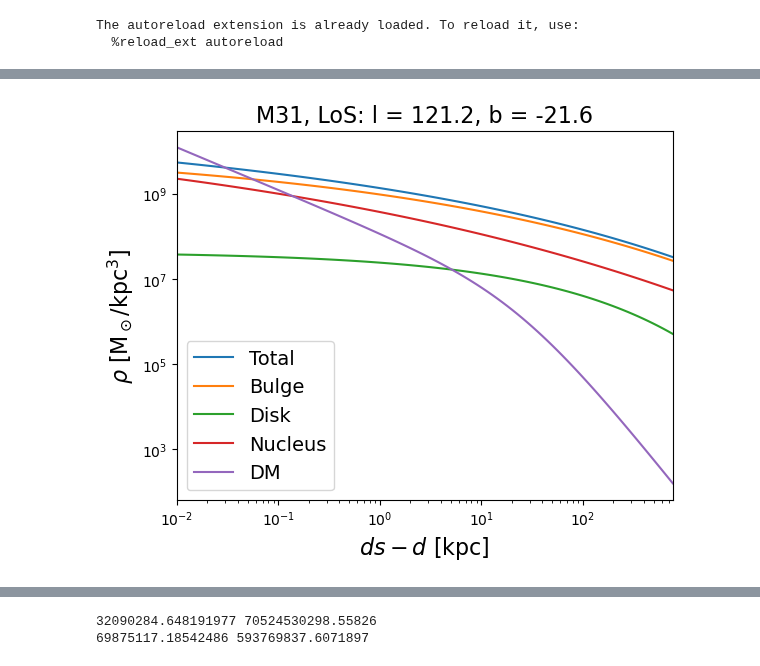
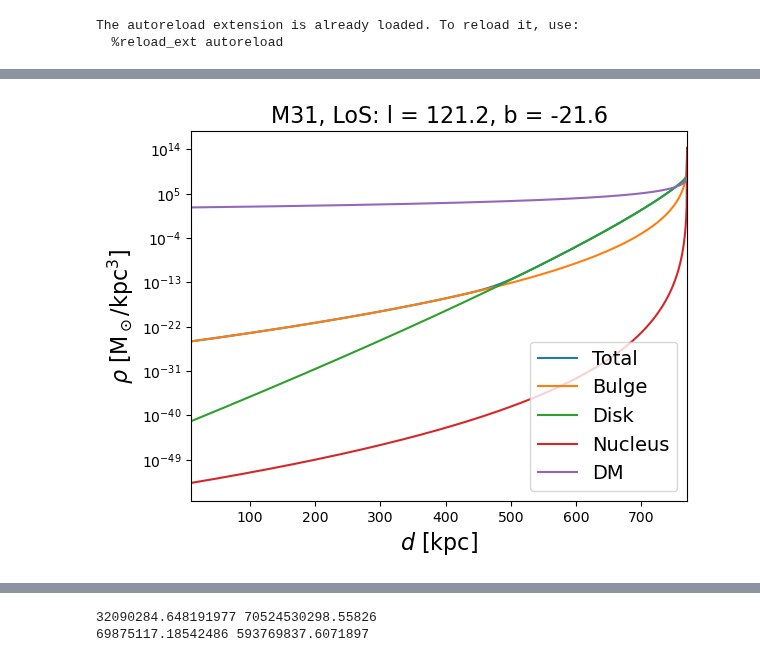
Before and after one commit to NolanSmyth/LensCalcPy, a Jupyter notebook: nbs/01_ffp.ipynb, the cells around one changed output, grey strips where cells are left out. Cells and saved outputs as stored; diff of their text form; code cells hidden in the pictures.

```diff
--- a/nbs/01_ffp.ipynb
+++ b/nbs/01_ffp.ipynb
@@ -142,7 +122,9 @@ def make_m_avg_interp(n_points=40):
 # %%
 # Define values for the x-axis
 
-d_arr = np.logspace(-2, np.log10(ds), num=100)
+# d_arr = np.logspace(-2, np.log10(ds), num=100)
+d_arr = np.linspace(1, ds, num=1000)
+
 
 z_arr = [d* np.sin(np.deg2rad(b)) for d in d_arr]
 # Calculate the density values for each component
@@ -167,7 +149,7 @@ plt.legend(fontsize=14)
 
 plt.yscale("log")
 plt.xscale("log")
-plt.xlim(1e-1, ds)
+plt.xlim(1e0, ds)
 plt.ylim(1e3, 1e10)
 
 plt.show()
@@ -186,7 +168,7 @@ def rho_bulge_m31(a,
     dn = 7.769
     ac = 1.155 #kpc
     n = 2.7
-    return einasto(a, rhoc, n, ac, dn)
+    return einasto(a, rhoc, dn, ac, n)
 
 def rho_disk_m31(a,
                     ) -> float: # FFP density in Msun/kpc^3
@@ -194,7 +176,7 @@ def rho_disk_m31(a,
     dn = 3.273
     ac = 10.67 #kpc
     n = 1.2
-    return einasto(a, rhoc, n, ac, dn)
+    return einasto(a, rhoc, dn, ac, n)
 
 def rho_nucleus_m31(a,
                     ) -> float: # FFP density in Msun/kpc^3
@@ -202,7 +184,7 @@ def rho_nucleus_m31(a,
     dn = 11.668
     ac = 0.0234 #kpc
     n = 4.0
-    return einasto(a, rhoc, n, ac, dn)
+    return einasto(a, rhoc, dn, ac, n)
 
 def rho_FFPs_m31(a: float, # distance from center of M31 in kpc
              ) -> float: # FFP density in Msun/kpc^3
@@ -210,32 +199,30 @@ def rho_FFPs_m31(a: float, # distance from center of M31 in kpc
 # %%
 # Calculate the density values for each component
-rho_total_arr = [rho_FFPs_m31(dist_m31(ds-d)) for d in d_arr]
-rho_bulge_arr = [rho_bulge_m31(dist_m31(ds-d)) for d in d_arr]
-rho_disk_arr = [rho_disk_m31(dist_m31(ds-d)) for d in d_arr]
-rho_nucleus_arr = [rho_nucleus_m31(dist_m31(ds-d)) for d in d_arr]
-rho_dm_arr = [density_m31(dist_m31(ds-d)) for d in d_arr]
-
+rho_total_arr = [rho_FFPs_m31(dist_m31(d)) for d in d_arr]
+rho_bulge_arr = [rho_bulge_m31(dist_m31(d)) for d in d_arr]
+rho_disk_arr = [rho_disk_m31(dist_m31(d)) for d in d_arr]
+rho_nucleus_arr = [rho_nucleus_m31(dist_m31(d)) for d in d_arr]
+rho_dm_arr = [density_m31(dist_m31(d)) for d in d_arr]
 
 # Create the log plot
 plt.plot(d_arr, rho_total_arr, label="Total")
 plt.plot(d_arr, rho_bulge_arr, label="Bulge")
 plt.plot(d_arr, rho_disk_arr, label="Disk")
 plt.plot(d_arr, rho_nucleus_arr, label="Nucleus")
 plt.plot(d_arr, rho_dm_arr, label="DM")
 
-
 # Add labels and legend
-plt.xlabel(r"$ds - d$ [kpc]", fontsize=16)
+plt.xlabel(r"$d$ [kpc]", fontsize=16)
 plt.ylabel(r"$\rho$ [M$_\odot$/$\mathrm{kpc}^3$]", fontsize=16)
 plt.title('M31, LoS: l = {}, b = {}'.format(l,b), fontsize=16)
 
 plt.legend(fontsize=14)
 
 plt.yscale("log")
-plt.xscale("log")
-plt.xlim(1e-2, ds)
+# plt.xscale("log")
+plt.xlim(1e1, ds)
 
 # Show the plot
 plt.show()
 # %% [output]
-[figure, old version]
+[figure, new version]
```
Also changed, not shown: parts of 7 cells of this notebook, 1 other file.
